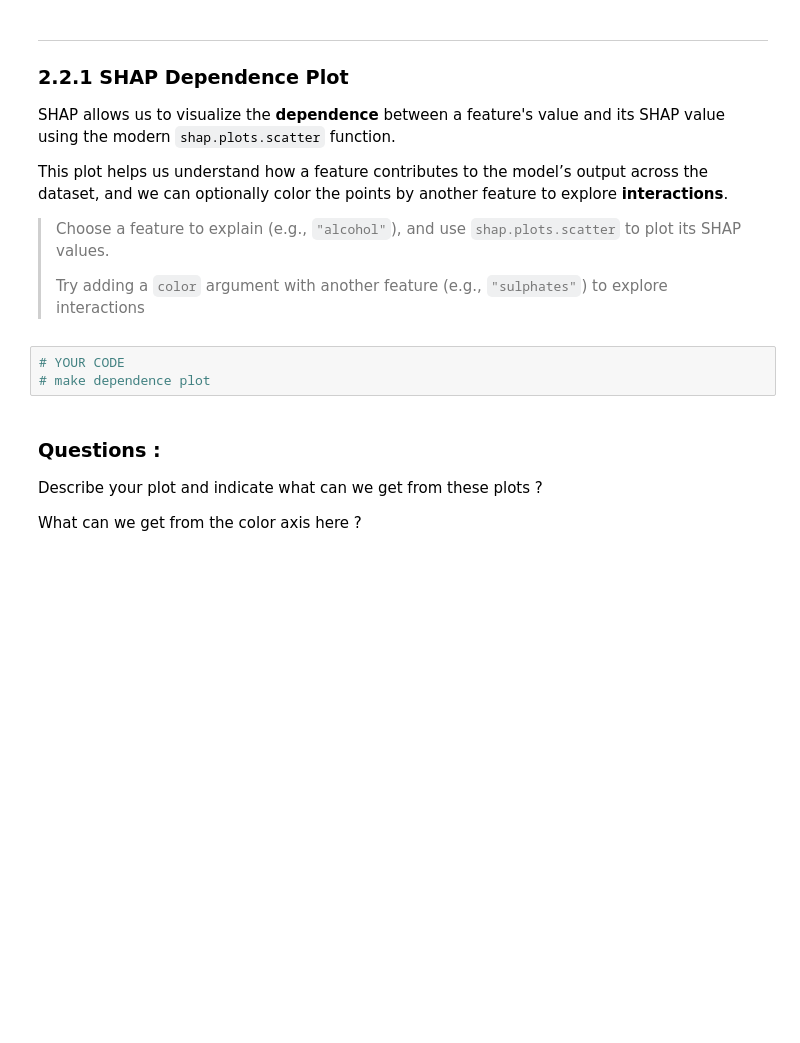
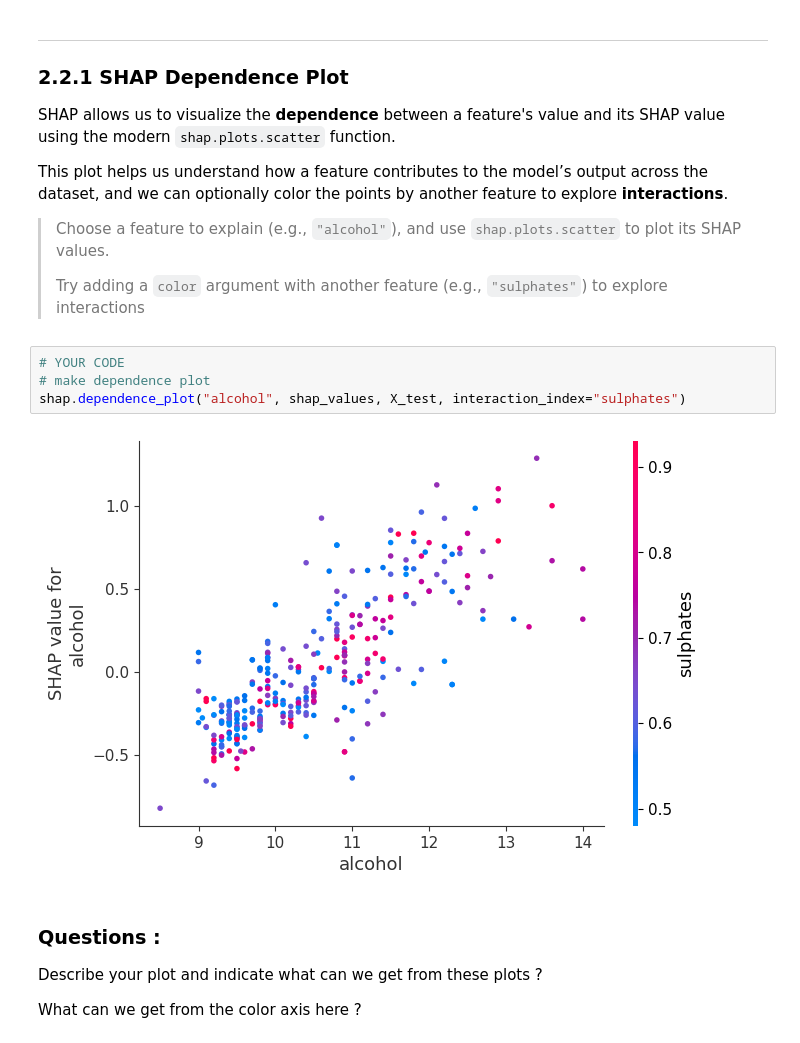
Before and after one commit to michaelstrefeler/XAI_Labs, a Jupyter notebook: TP4_PostHoc_Tabular/XAI_TP4_2025_Billeter_Strefeler.ipynb, the cells around one changed output. Saved outputs shown, nothing was run; the diff lists cells and outputs as text; blank space fills up the shorter version.

```diff
--- a/TP4_PostHoc_Tabular/XAI_TP4_2025_Billeter_Strefeler.ipynb
+++ b/TP4_PostHoc_Tabular/XAI_TP4_2025_Billeter_Strefeler.ipynb
@@ -273,6 +335,9 @@ This plot helps us understand how a feature contributes to the model’s output
 # %%
 # YOUR CODE
 # make dependence plot
+shap.dependence_plot("alcohol", shap_values, X_test, interaction_index="sulphates")
+# %% [output]
+[figure, added]
 # %% [markdown]
 ### Questions :
 
```
Also changed, not shown: parts of 21 cells of this notebook.
